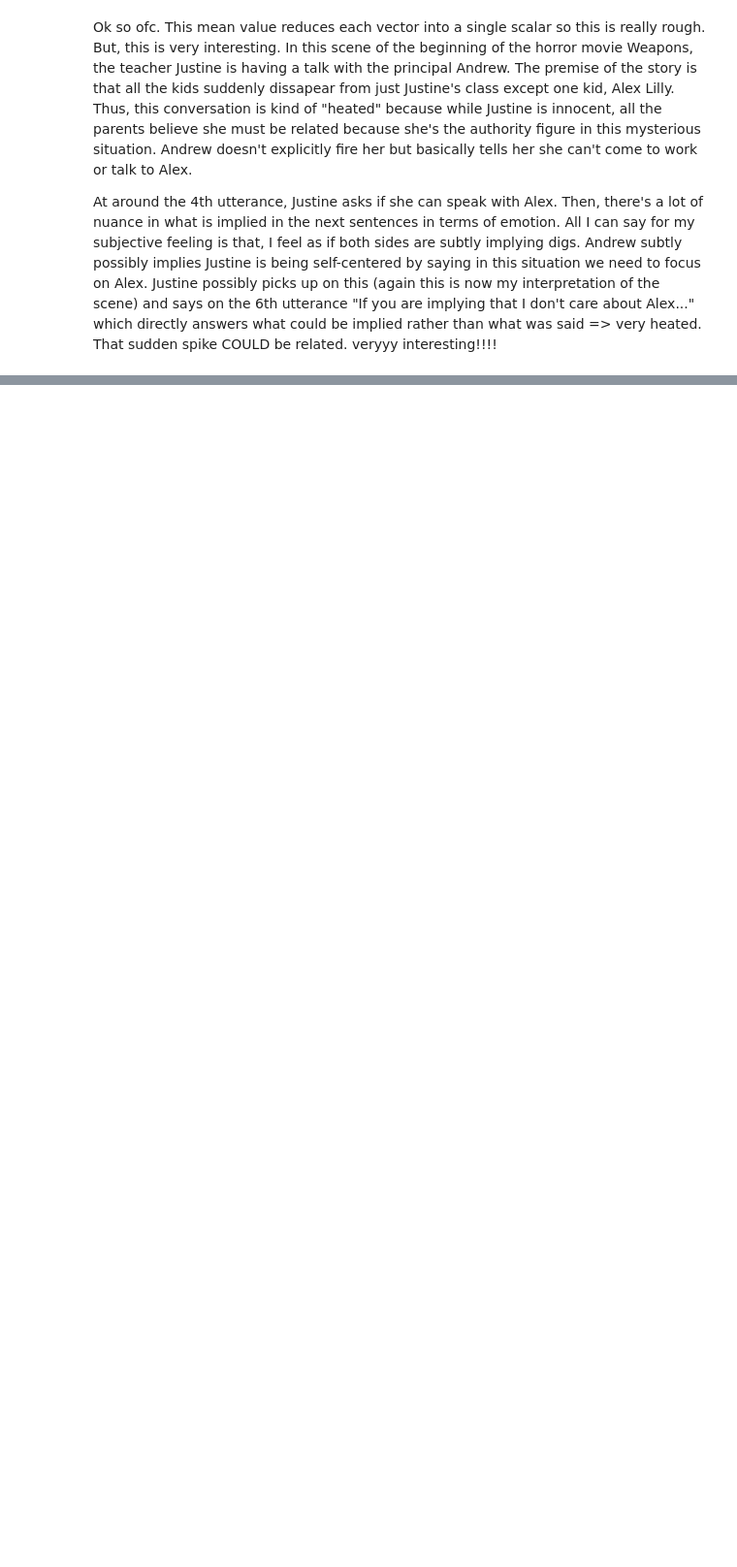
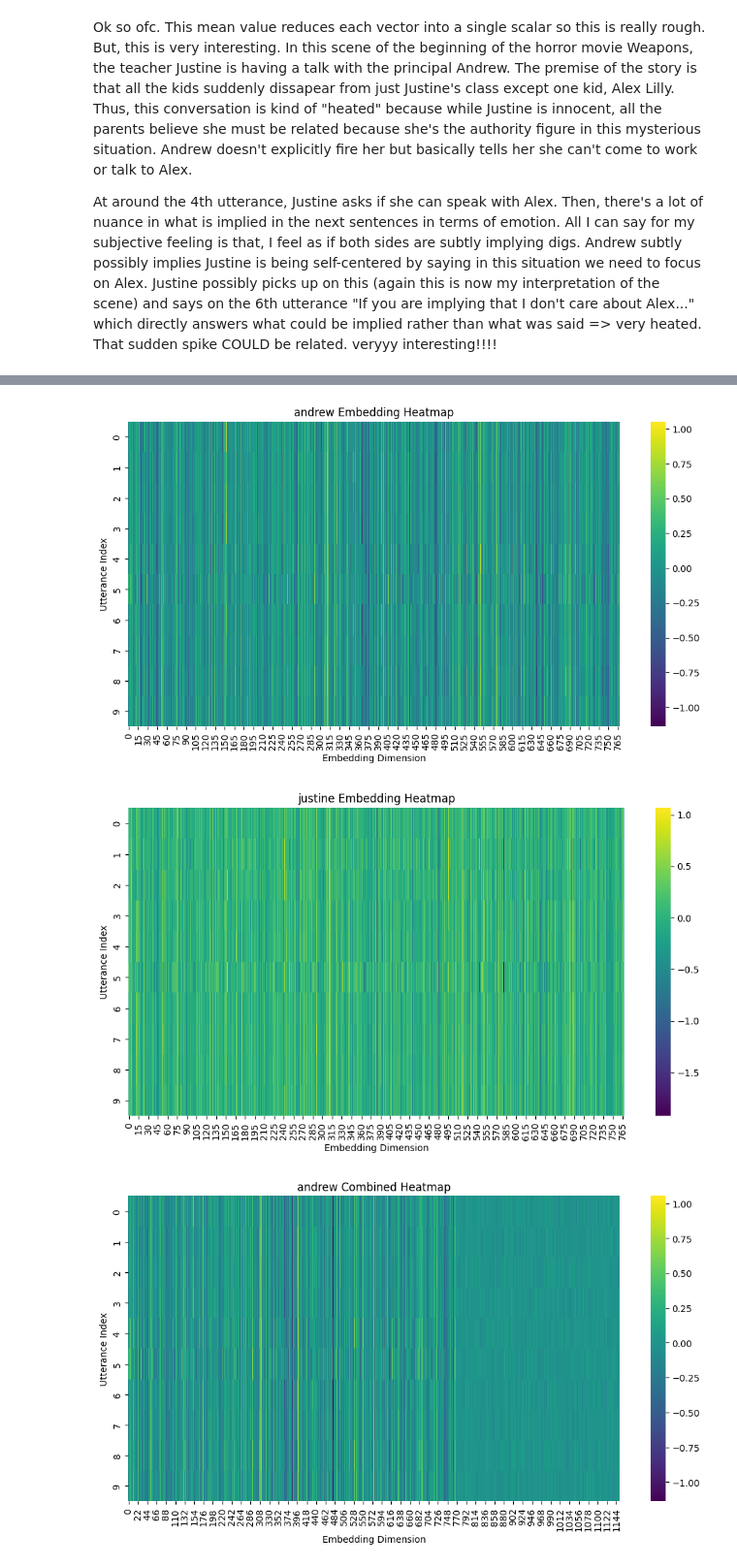
Before and after one commit to mwsong/tone-analysis, a Jupyter notebook: testing (proof-of-concept).ipynb, the cells around one changed output, grey strips where cells are left out. Shown at 97% size. Saved outputs shown, nothing was run; the diff lists cells and outputs as text; code cells hidden in the pictures; blank space fills up the shorter version.

```diff
--- a/testing (proof-of-concept).ipynb
+++ b/testing (proof-of-concept).ipynb
@@ -176,0 +198,19 @@ At around the 4th utterance, Justine asks if she can speak with Alex. Then, ther
+# %%
+import seaborn as sns
+def plot_embedding_heatmap(embeddings_dict, speaker, title="Embedding Heatmap"):
+    speaker_embeddings = torch.stack(embeddings_dict[speaker]).numpy()
+    plt.figure(figsize=(12,6))
+    sns.heatmap(speaker_embeddings, cmap="viridis")
+    plt.xlabel("Embedding Dimension")
+    plt.ylabel("Utterance Index")
+    plt.title(f"{speaker} {title}")
+    plt.show()
+
+plot_embedding_heatmap(embeddings_dict, "andrew")
+plot_embedding_heatmap(embeddings_dict, "justine")
+plot_embedding_heatmap(combined_embeddings, "andrew", title="Combined Heatmap")
+plot_embedding_heatmap(combined_embeddings, "justine", title="Combined Heatmap")
+# %% [output]
+[figure, added]
+[figure, added]
+[figure, added]
```
Also changed, not shown: parts of 3 cells of this notebook.
